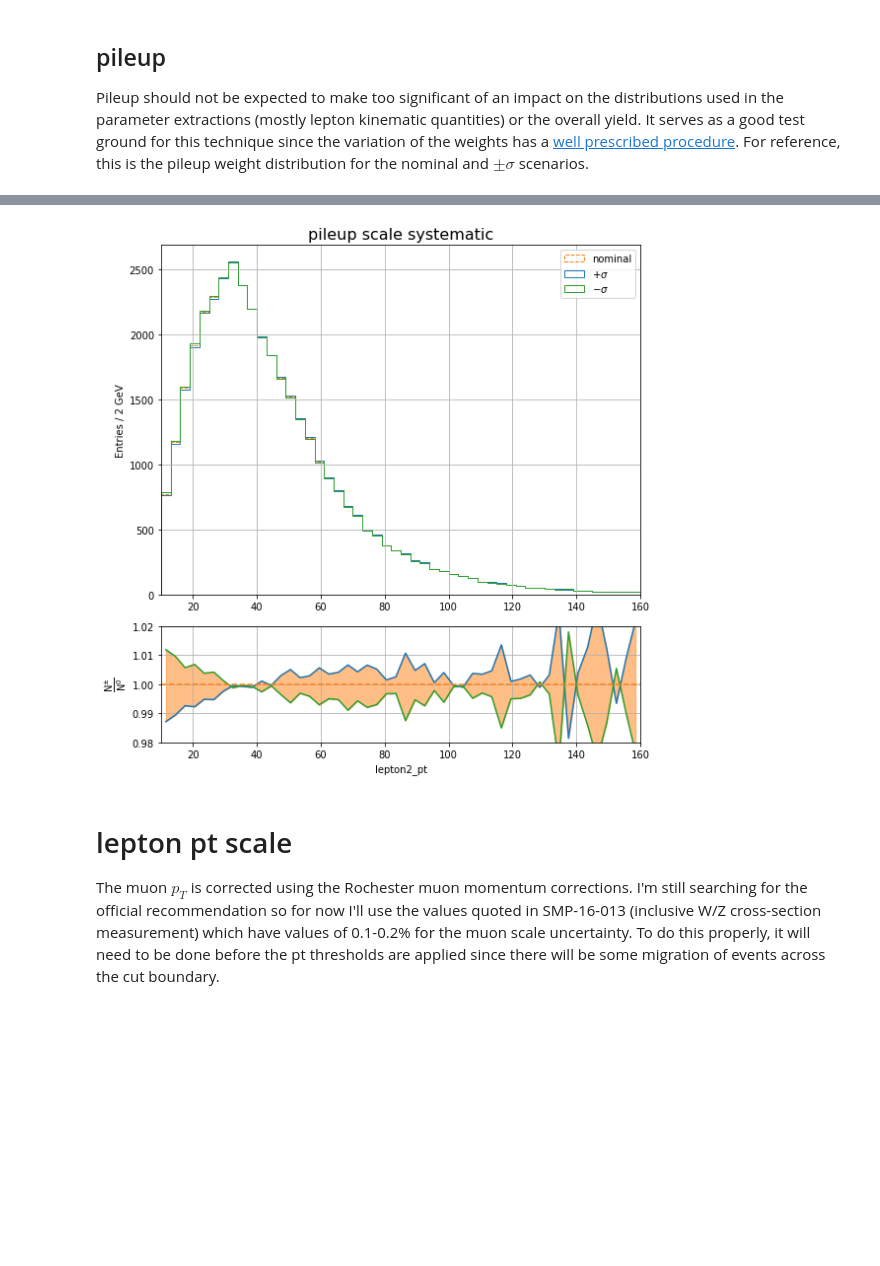
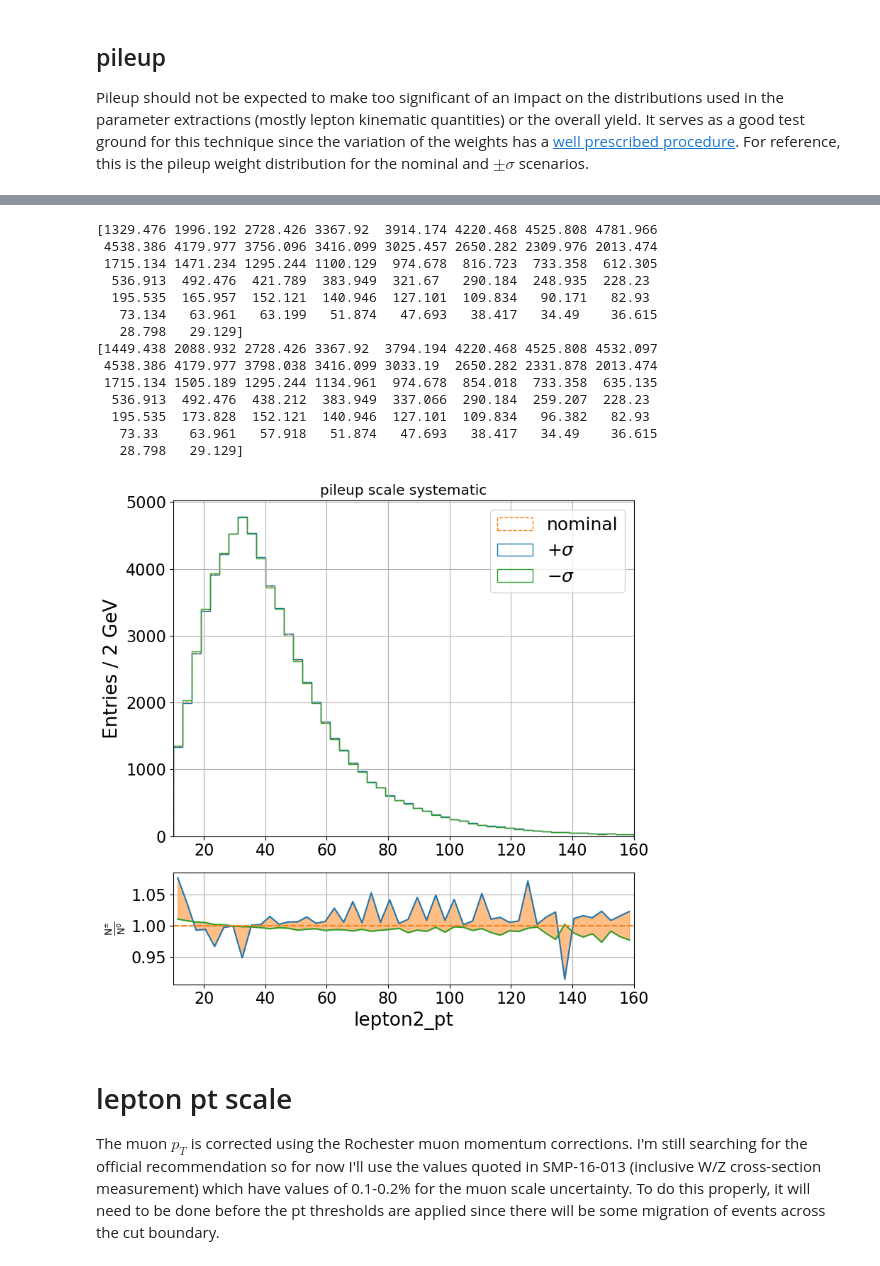
Before and after one commit to NWUHEP/analysis-tools, a Jupyter notebook: notebooks/shape_systematics.ipynb, the cells around one changed output, grey strips where cells are left out. Saved outputs shown, nothing was run; the diff lists cells and outputs as text; code cells hidden in the pictures; blank space fills up the shorter version.

```diff
--- a/notebooks/shape_systematics.ipynb
+++ b/notebooks/shape_systematics.ipynb
@@ -23,11 +23,13 @@ import numpy as np
 import pandas as pd
 import matplotlib.pyplot as plt
 import matplotlib
-#matplotlib.style.use('default')
+import statsmodels.api as sm
+lowess = sm.nonparametric.lowess
 
 import scripts.plot_tools as pt
 import scripts.systematic_tools as st
-import scripts.template_maker as tm
+import scripts.fit_helpers as fh
+pt.set_default_style()
 # %% [output]
 /home/naodell/work/wbr/analysis
 # %%
@@ -38,7 +40,7 @@ datasets    = ['ttbar_inclusive', 't_tw', 'tbar_tw',
                ]
 
 selection = 'ee'
-dm = pt.DataManager(input_dir     = f'data/flatuples/single_lepton/{selection}_2016',
+dm = pt.DataManager(input_dir     = f'local_data/flatuples/test/{selection}_2016',
                     dataset_names = datasets,
                     selection     = selection,
                     period        = 2016,
@@ -46,7 +48,7 @@ dm = pt.DataManager(input_dir     = f'data/flatuples/single_lepton/{selection}_2
                     cuts          = pt.cuts[selection]
                    )
 
-feature = tm.features[selection]
+feature = fh.features[selection]
 brange = (10, 160)
 nbins = 50
 # %% [markdown]
@@ -88,37 +90,58 @@ fig.subplots_adjust(hspace=0)
 ax = axes[0]
 h_nominal, b, _ = ax.hist(df[feature], range=brange, bins=nbins, color='C1', linestyle='--', histtype='step', weights=df.weight)
 h_plus, _, _    = ax.hist(df[feature], range=brange, bins=nbins, color='C0', histtype='step', weights=(df.weight/sf_nominal(df.n_pu))*sf_up(df.n_pu))
 h_minus, _, _   = ax.hist(df[feature], range=brange, bins=nbins, color='C2', histtype='step', weights=(df.weight/sf_nominal(df.n_pu))*sf_down(df.n_pu))
 
 h_err, _ = np.histogram(df.lepton2_pt, bins=nbins, range=brange, weights=df.weight**2)
 
+dx = (b[1:] - b[:-1])/2
+x = b[:-1] + dx
+
+# experimental smoothing
+print(h_plus)
+h_plus = lowess(h_plus, x, frac=0.1, it=10).T[1]
+print(h_plus)
+########################
+
 ax.legend(['nominal', r'$+\sigma$', r'$-\sigma$'])
 ax.set_xlim(brange)
 ax.set_ylabel('Entries / 2 GeV')
 ax.set_title('pileup scale systematic')
 ax.grid()
 
 ax = axes[1]
-dx = (b[1:] - b[:-1])/2
-x = b[:-1] + dx
 y_up = h_plus/h_nominal
 y_down = h_minus/h_nominal
 ax.plot(x, y_up, 'C0')
 ax.plot(x, y_down, 'C2')
 ax.fill_between(x, y_up, y_down, color = 'C1', alpha=0.5)
 ax.plot(brange, [1, 1], 'C1--')
 
 ax.set_xlim(brange)
-ax.set_ylim(0.98, 1.02)
+#ax.set_ylim(0.98, 1.02)
 ax.set_xlabel(feature)
 ax.set_ylabel(r'$\sf \frac{N^{\pm}}{N^{0}}$', fontsize=14)
 ax.grid()
 #ax.set_yscale('linear')
 
 plt.tight_layout()
 plt.show()
 # %% [output]
+[1329.476 1996.192 2728.426 3367.92  3914.174 4220.468 4525.808 4781.966
+ 4538.386 4179.977 3756.096 3416.099 3025.457 2650.282 2309.976 2013.474
+ 1715.134 1471.234 1295.244 1100.129  974.678  816.723  733.358  612.305
+  536.913  492.476  421.789  383.949  321.67   290.184  248.935  228.23
+  195.535  165.957  152.121  140.946  127.101  109.834   90.171   82.93
+   73.134   63.961   63.199   51.874   47.693   38.417   34.49    36.615
+   28.798   29.129]
+[1449.438 2088.932 2728.426 3367.92  3794.194 4220.468 4525.808 4532.097
+ 4538.386 4179.977 3798.038 3416.099 3033.19  2650.282 2331.878 2013.474
+ 1715.134 1505.189 1295.244 1134.961  974.678  854.018  733.358  635.135
+  536.913  492.476  438.212  383.949  337.066  290.184  259.207  228.23
+  195.535  173.828  152.121  140.946  127.101  109.834   96.382   82.93
+   73.33    63.961   57.918   51.874   47.693   38.417   34.49    36.615
+   28.798   29.129]
-[figure, old version]
+[figure, new version]
 # %% [markdown]
 # lepton pt scale
 
```
Also changed, not shown: parts of 1 cell of this notebook, 8 other files.
